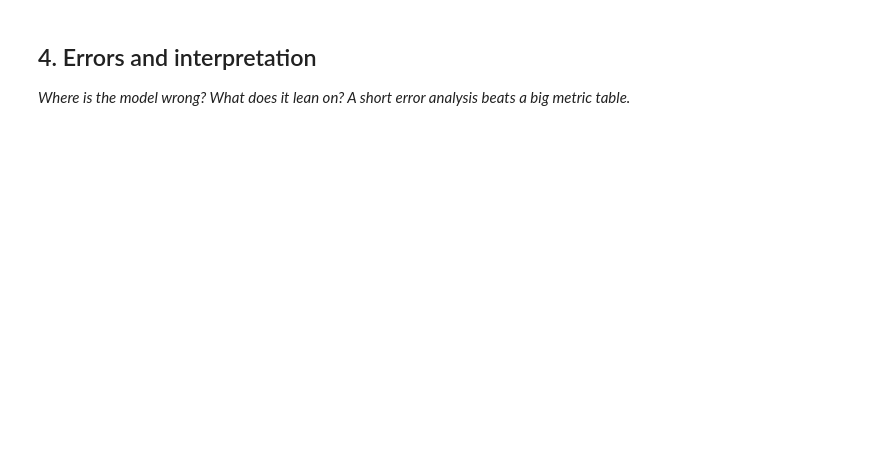
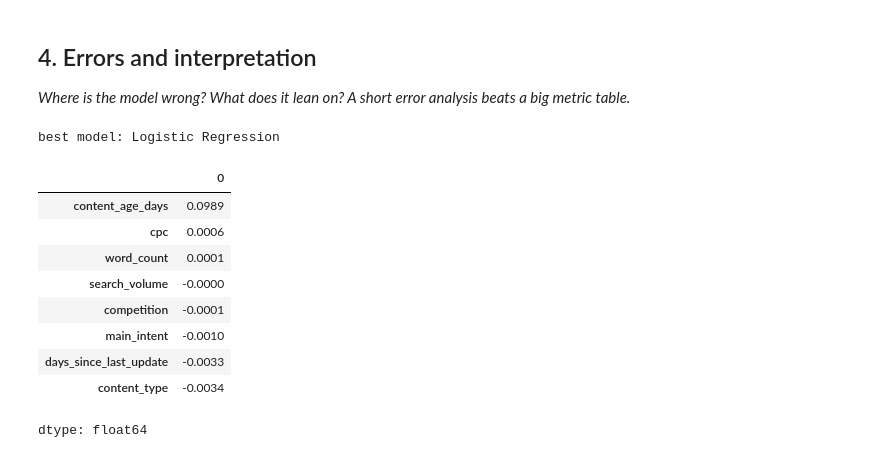
Before and after one commit to tabeeljohn2/flyrank-ml-internship, a Jupyter notebook: work/notebooks/w05_model.ipynb, the cells around one changed output. Saved outputs shown, nothing was run; the diff lists cells and outputs as text; code cells hidden in the pictures; blank space fills up the shorter version.

```diff
--- a/work/notebooks/w05_model.ipynb
+++ b/work/notebooks/w05_model.ipynb
@@ -36,0 +151,19 @@ This skeleton is yours to fill. Work the sections **in order** — each one has
+# %%
+from sklearn.inspection import permutation_importance
+best = max(models, key=lambda n: roc_auc_score(test["declined"], scores[n]))
+pi = permutation_importance(models[best], test[FEATURES], test["declined"],
+                            scoring="roc_auc", n_repeats=5, random_state=42)
+imp = pd.Series(pi.importances_mean, index=FEATURES).sort_values(ascending=False)
+print("best model:", best); imp.round(4)
+# %% [output]
+best model: Logistic Regression
+|  | 0 |
+| content_age_days | 0.0989 |
+| cpc | 0.0006 |
+| word_count | 0.0001 |
+| search_volume | -0.0000 |
+| competition | -0.0001 |
+| main_intent | -0.0010 |
+| days_since_last_update | -0.0033 |
+| content_type | -0.0034 |
+dtype: float64
```
Also changed, not shown: parts of 21 cells of this notebook.
